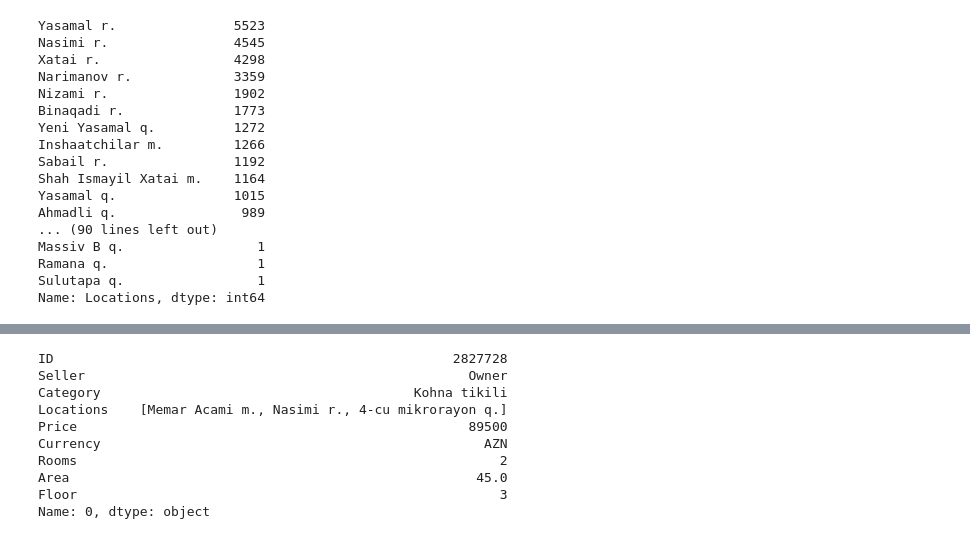
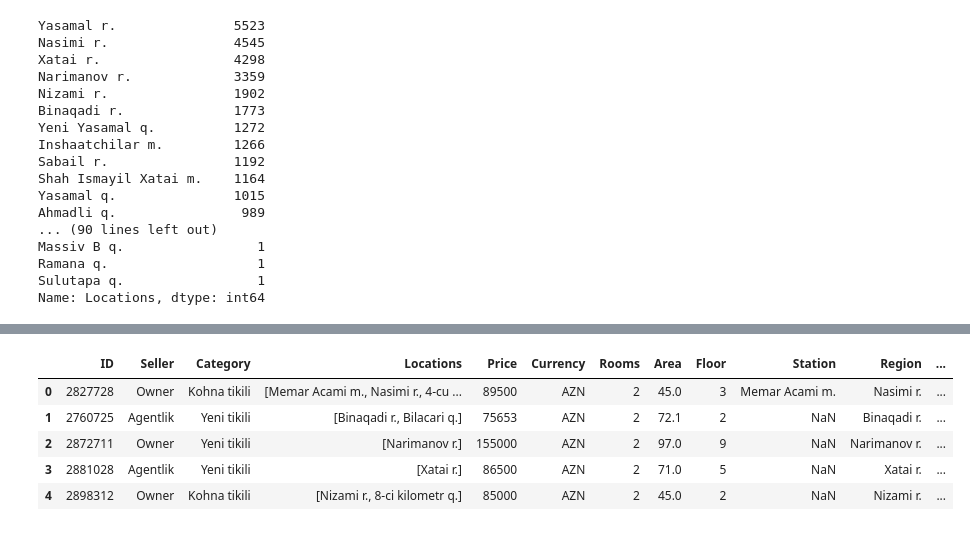
Before and after one commit to hexelot/ApartmentsAnalysis, a Jupyter notebook: analysing.ipynb, the cells around one changed output, grey strips where cells are left out. Drawn from its saved outputs; the diff is of its cells as text; code cells hidden in the pictures.

```diff
--- a/analysing.ipynb
+++ b/analysing.ipynb
@@ -103,13 +76,0 @@ for x, y in df.iterrows():
-# %%
-df.iloc[0]
-# %% [output]
-ID                                                   2827728
-Seller                                                 Owner
-Category                                        Kohna tikili
-Locations    [Memar Acami m., Nasimi r., 4-cu mikrorayon q.]
-Price                                                  89500
-Currency                                                 AZN
-Rooms                                                      2
-Area                                                    45.0
-Floor                                                      3
-Name: 0, dtype: object
@@ -115,0 +103,9 @@ Name: 0, dtype: object
+# %%
+df.head(5)
+# %% [output]
+|  | ID | Seller | Category | Locations | Price | Currency | Rooms | Area | Floor | Station | Region | ... |
+| 0 | 2827728 | Owner | Kohna tikili | [Memar Acami m., Nasimi r., 4-cu ... | 89500 | AZN | 2 | 45.0 | 3 | Memar Acami m. | Nasimi r. | ... |
+| 1 | 2760725 | Agentlik | Yeni tikili | [Binaqadi r., Bilacari q.] | 75653 | AZN | 2 | 72.1 | 2 | NaN | Binaqadi r. | ... |
+| 2 | 2872711 | Owner | Yeni tikili | [Narimanov r.] | 155000 | AZN | 2 | 97.0 | 9 | NaN | Narimanov r. | ... |
+| 3 | 2881028 | Agentlik | Yeni tikili | [Xatai r.] | 86500 | AZN | 2 | 71.0 | 5 | NaN | Xatai r. | ... |
+| 4 | 2898312 | Owner | Kohna tikili | [Nizami r., 8-ci kilometr q.] | 85000 | AZN | 2 | 45.0 | 2 | NaN | Nizami r. | ... |
```
Also changed, not shown: parts of 13 cells of this notebook.
